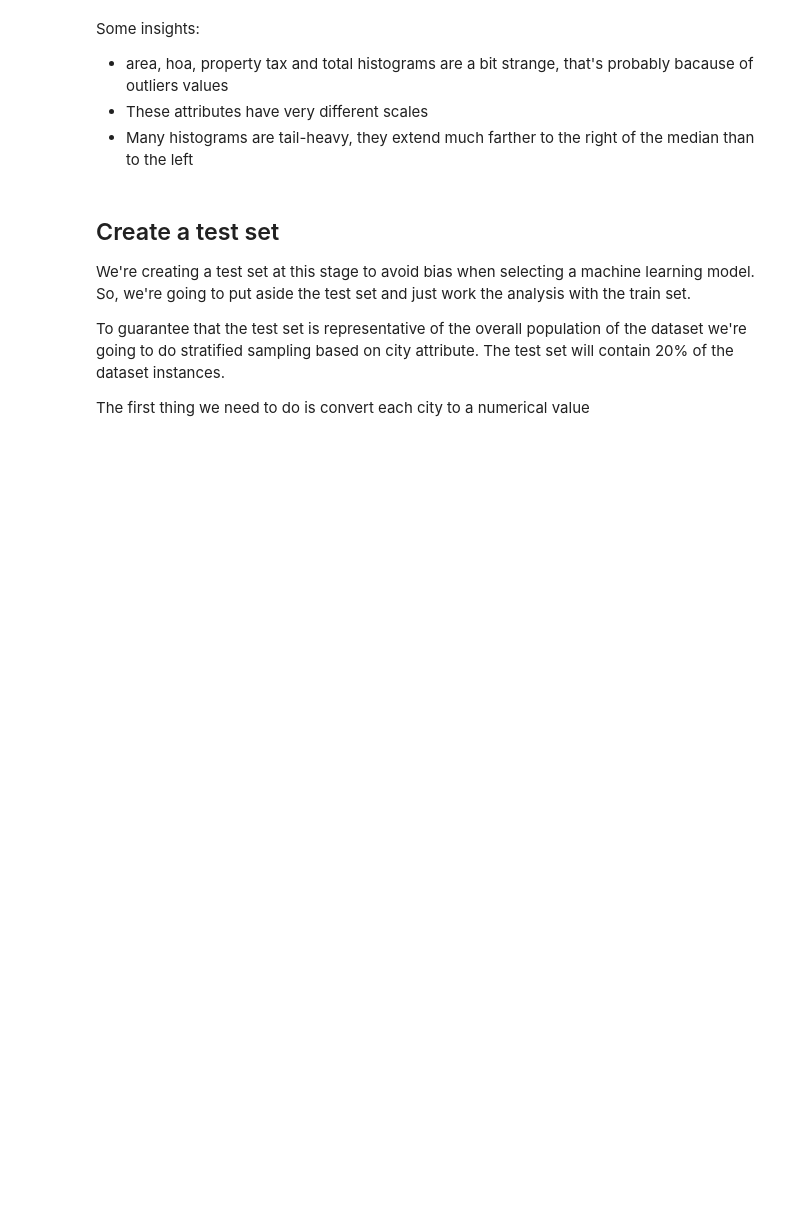
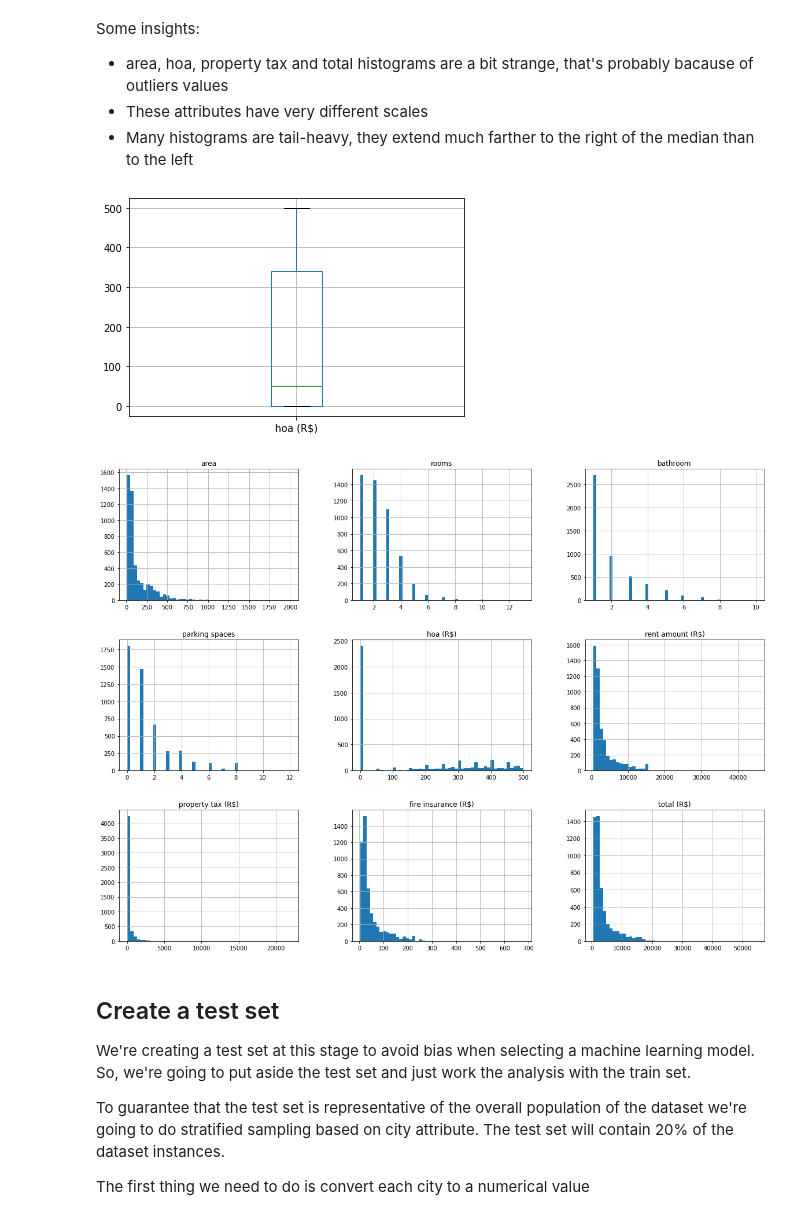
Before and after one commit to RenanNascimento/for-rent, a Jupyter notebook: ds/ForRent.ipynb, the cells around one changed output. Saved outputs shown, nothing was run; the diff lists cells and outputs as text; code cells hidden in the pictures; blank space fills up the shorter version.

```diff
--- a/ds/ForRent.ipynb
+++ b/ds/ForRent.ipynb
@@ -128,6 +143,17 @@ Some insights:
 * area, hoa, property tax and total histograms are a bit strange, that's probably bacause of outliers values
 * These attributes have very different scales
 * Many histograms are tail-heavy, they extend much farther to the right of the median than to the left
+# %%
+test = housing.loc[housing["hoa (R$)"] < 500]
+
+boxplot = test.boxplot(column=["hoa (R$)"])
+boxplot.plot()
+
+test.hist(bins=50, figsize=(20, 15))
+plt.show()
+# %% [output]
+[figure, added]
+[figure, added]
 # %% [markdown]
 ## Create a test set
 
```
Also changed, not shown: parts of 6 cells of this notebook.
